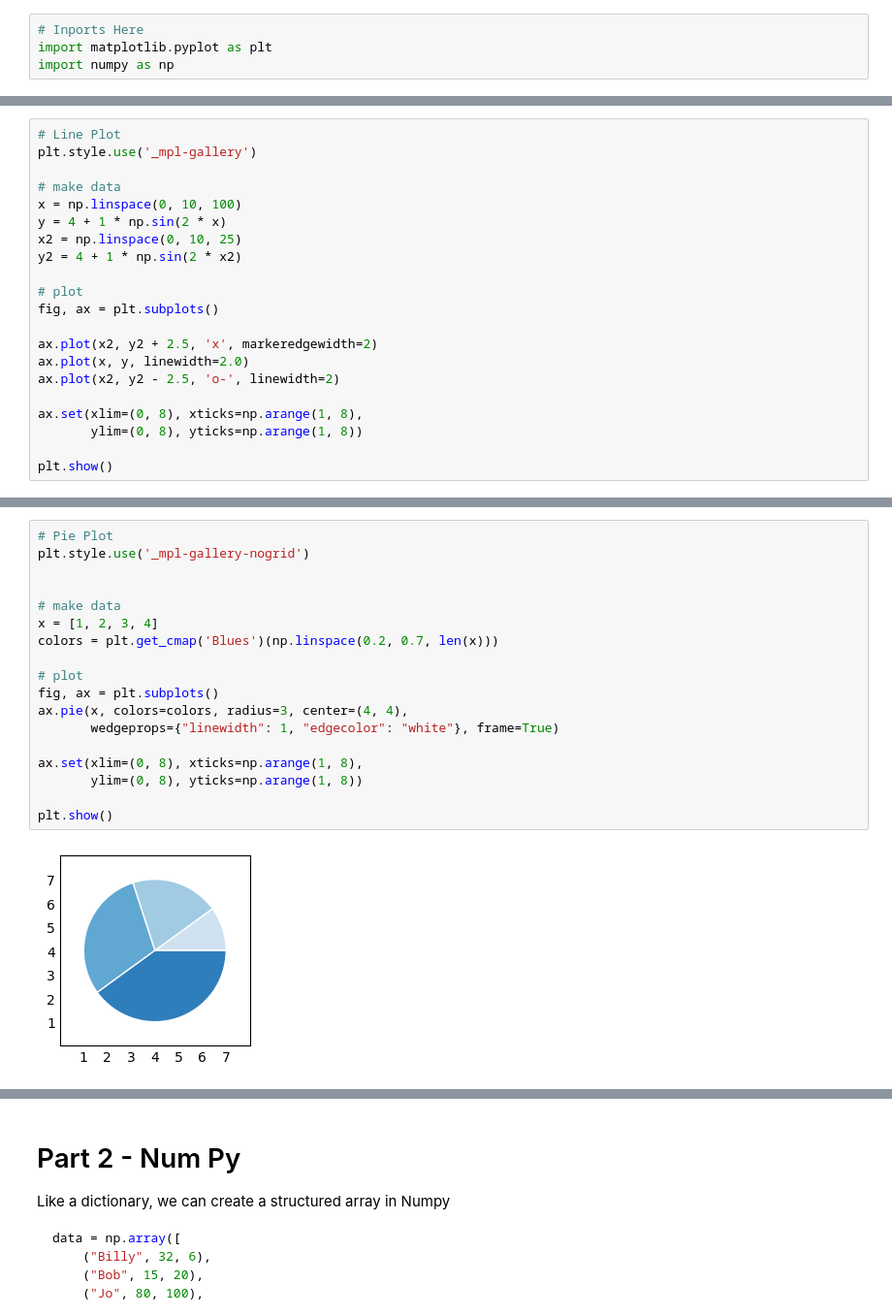
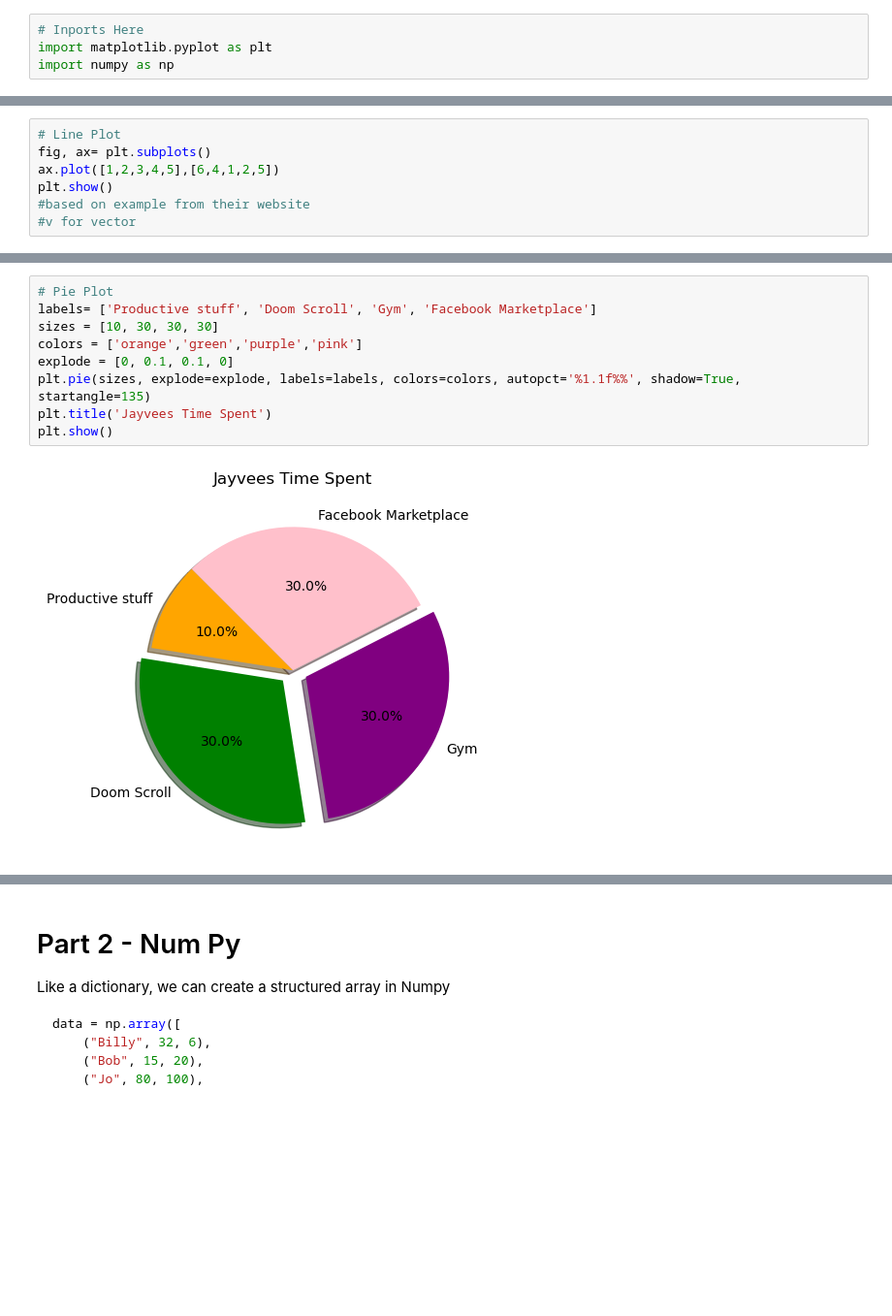
Before and after one commit to ETE4990-S25/homeworkfolder-Jayvee-Bonus, a Jupyter notebook: Homework/Homework1/Homework5.ipynb, the cells around one changed output, grey strips where cells are left out. Shown at 97% size. Drawn from its saved outputs; the diff is of its cells as text; blank space fills up the shorter version.

```diff
--- a/Homework/Homework1/Homework5.ipynb
+++ b/Homework/Homework1/Homework5.ipynb
@@ -32,22 +23,8 @@ plt.show()
 # %%
 # Line Plot
-plt.style.use('_mpl-gallery')
-
-# make data
-x = np.linspace(0, 10, 100)
-y = 4 + 1 * np.sin(2 * x)
-x2 = np.linspace(0, 10, 25)
-y2 = 4 + 1 * np.sin(2 * x2)
-
-# plot
-fig, ax = plt.subplots()
-
-ax.plot(x2, y2 + 2.5, 'x', markeredgewidth=2)
-ax.plot(x, y, linewidth=2.0)
-ax.plot(x2, y2 - 2.5, 'o-', linewidth=2)
-
-ax.set(xlim=(0, 8), xticks=np.arange(1, 8),
-       ylim=(0, 8), yticks=np.arange(1, 8))
-
+fig, ax= plt.subplots()
+ax.plot([1,2,3,4,5],[6,4,1,2,5])
 plt.show()
+#based on example from their website
+#v for vector
 # %% [output]
@@ -78,22 +42,13 @@ plt.show()
 # %%
 # Pie Plot
-plt.style.use('_mpl-gallery-nogrid')
-
-
-# make data
-x = [1, 2, 3, 4]
-colors = plt.get_cmap('Blues')(np.linspace(0.2, 0.7, len(x)))
-
-# plot
-fig, ax = plt.subplots()
-ax.pie(x, colors=colors, radius=3, center=(4, 4),
-       wedgeprops={"linewidth": 1, "edgecolor": "white"}, frame=True)
-
-ax.set(xlim=(0, 8), xticks=np.arange(1, 8),
-       ylim=(0, 8), yticks=np.arange(1, 8))
-
+labels= ['Productive stuff', 'Doom Scroll', 'Gym', 'Facebook Marketplace']
+sizes = [10, 30, 30, 30]
+colors = ['orange','green','purple','pink']
+explode = [0, 0.1, 0.1, 0]
+plt.pie(sizes, explode=explode, labels=labels, colors=colors, autopct='%1.1f%%', shadow=True, startangle=135)
+plt.title('Jayvees Time Spent')
 plt.show()
 # %% [output]
-[figure, old version]
+[figure, new version]
 # %%
 # Area Plot
```
Also changed, not shown: parts of 7 cells of this notebook.
